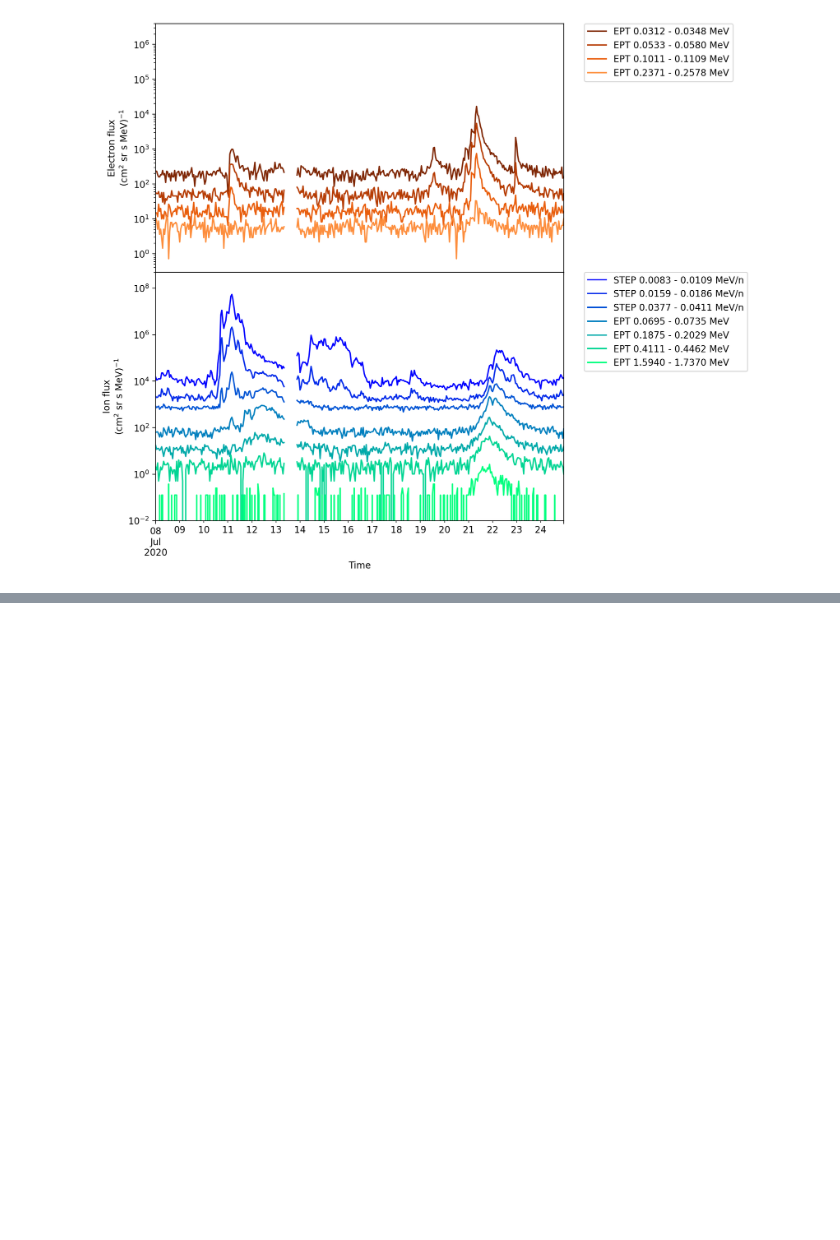
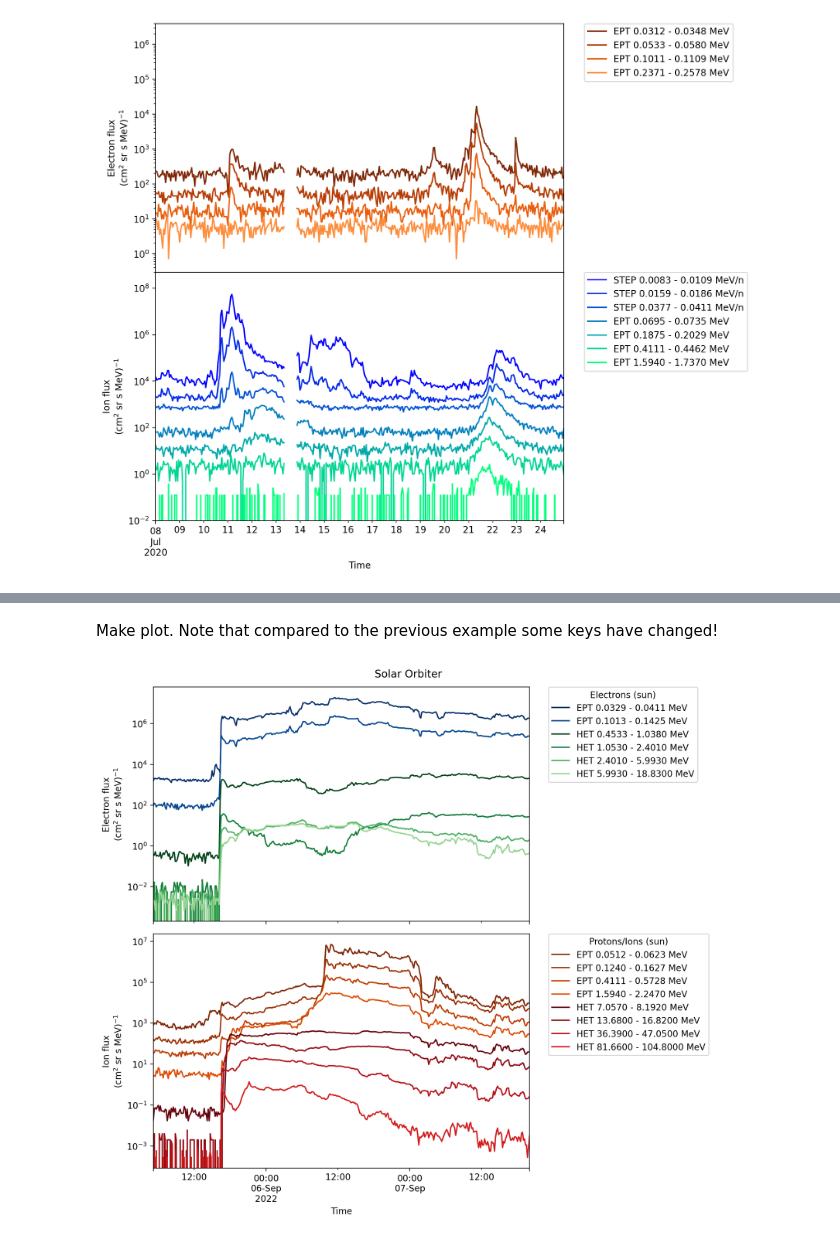
Before and after one commit to SolarOrbiterWorkshop/solo8_tutorials, a Jupyter notebook: EPD_tutorial/epd_data_loader.ipynb, the cells around one changed output, grey strips where cells are left out. Cells and saved outputs as stored; diff of their text form; code cells hidden in the pictures; blank space fills up the shorter version.

Commit message:
add example for low latency data

```diff
--- a/EPD_tutorial/epd_data_loader.ipynb
+++ b/EPD_tutorial/epd_data_loader.ipynb
@@ -349,0 +412,12 @@ plt.subplots_adjust(hspace=0)
+# %%
+# load ept sun viewing data
+df_protons_ept, df_electrons_ept, energies_ept = epd_load(sensor='ept', level='ll',
+                                                          startdate=startdate, enddate=enddate,
+                                                          viewing=viewing,
+                                                          path=path, autodownload=autodownload)
+
+# load het sun viewing data
+df_protons_het, df_electrons_het, energies_het = epd_load(sensor='het', level='ll',
+                                                          startdate=startdate, enddate=enddate,
+                                                          viewing=viewing,
+                                                          path=path, autodownload=autodownload)
@@ -349,0 +431,48 @@ plt.subplots_adjust(hspace=0)
+# %% [markdown]
+Make plot. Note that compared to the previous example some keys have changed!
+# %%
+fig, axs = plt.subplots(2, sharex=True, figsize=(10, 9), dpi=200)
+
+
+# Make list of gradually changing colors. Use a maplotlib
+# colormap (cm) and divide it with np.linspace(0,1,12)), i.e. in 12 parts
+axs[0].set_prop_cycle('color', plt.cm.Blues_r(np.linspace(0,1,12)))
+# plot selection of ept electron channels
+for channel in [0, 4]:
+    df_electrons_ept['Electron_Flux'][f'Ele_Flux_{channel}'].resample(resample).mean().plot(
+      ax = axs[0], logy=True, label='EPT '+energies_ept["Ele_Bins_Text"][channel][0])
+
+# Make list of gradually changing colors. Use a maplotlib
+# colormap (cm) and divide it with np.linspace(0,1,6)), i.e. in 6 parts
+axs[0].set_prop_cycle('color', plt.cm.Greens_r(np.linspace(0,1,6)))
+# plot selection of het electron channels
+for channel in [0, 1, 2, 3]:
+    df_electrons_het['Electron_Flux'][f'Ele_Flux_{channel}'].resample(resample).mean().plot(
+      ax = axs[0], logy=True, label='HET '+energies_het["Ele_Bins_Text"][channel][0])
+
+
+# Make list of gradually changing colors. Use a maplotlib
+# colormap (cm) and divide it with np.linspace(0,1,12)), i.e. in 12 parts
+axs[1].set_prop_cycle('color', plt.cm.Oranges_r(np.linspace(0,1,12)))
+# plot selection of ept ion channels
+for channel in [0, 4, 8, 12]:
+    df_protons_ept['Ion_Flux'][f'Prot_Flux_{channel}'].resample(resample).mean().plot(
+      ax = axs[1], logy=True, label='EPT '+energies_ept["Prot_Bins_Text"][channel][0])
+
+# Make list of gradually changing colors. Use a maplotlib
+# colormap (cm) and divide it with np.linspace(0,1,12)), i.e. in 12 parts
+axs[1].set_prop_cycle('color', plt.cm.Reds_r(np.linspace(0,1,12)))
+# plot selection of het ion channels
+for channel in [0, 4, 8, 11]:
+    df_protons_het['H_Flux'][f'H_Flux_{channel}'].resample(resample).mean().plot(
+      ax = axs[1], logy=True, label='HET '+energies_het["H_Bins_Text"][channel][0])
+
+axs[0].set_ylabel("Electron flux\n"+r"(cm$^2$ sr s MeV)$^{-1}$")
+axs[1].set_ylabel("Ion flux\n"+r"(cm$^2$ sr s MeV)$^{-1}$")
+axs[0].legend(bbox_to_anchor=(1.05, 1), loc=2, borderaxespad=0., title=f'Electrons ({viewing})')
+axs[1].legend(bbox_to_anchor=(1.05, 1), loc=2, borderaxespad=0., title=f'Protons/Ions ({viewing})')
+fig.suptitle('Solar Orbiter')
+plt.subplots_adjust(hspace=0)
+plt.tight_layout()
+# %% [output]
+[figure, added]
```
Also changed, not shown: parts of 15 cells of this notebook.
